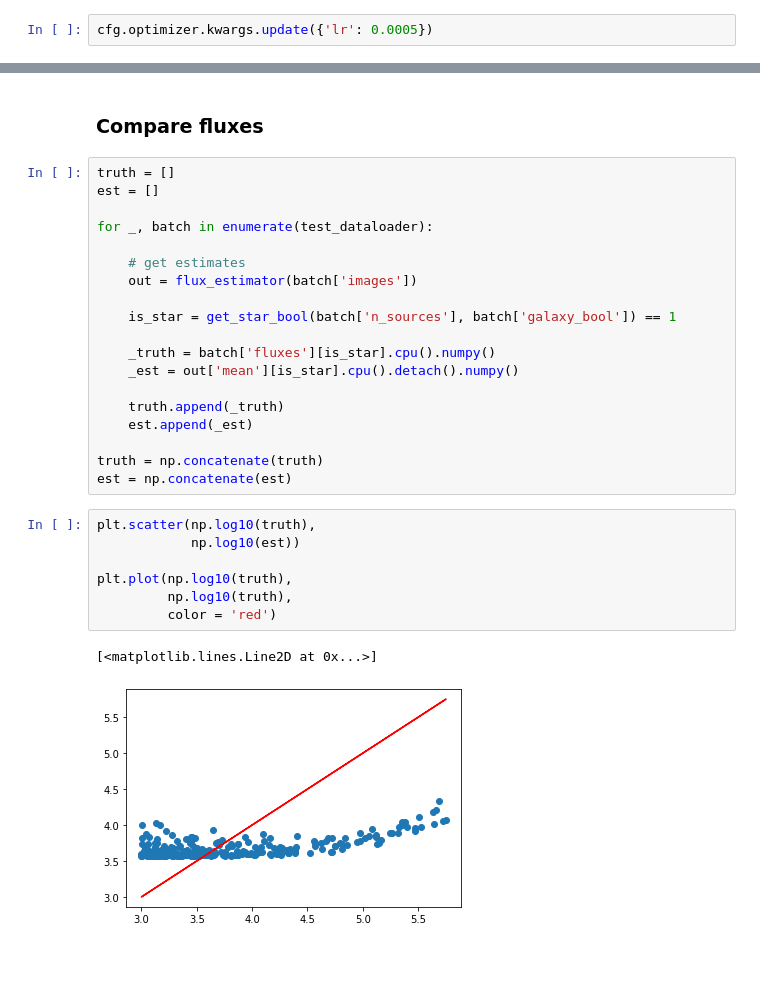
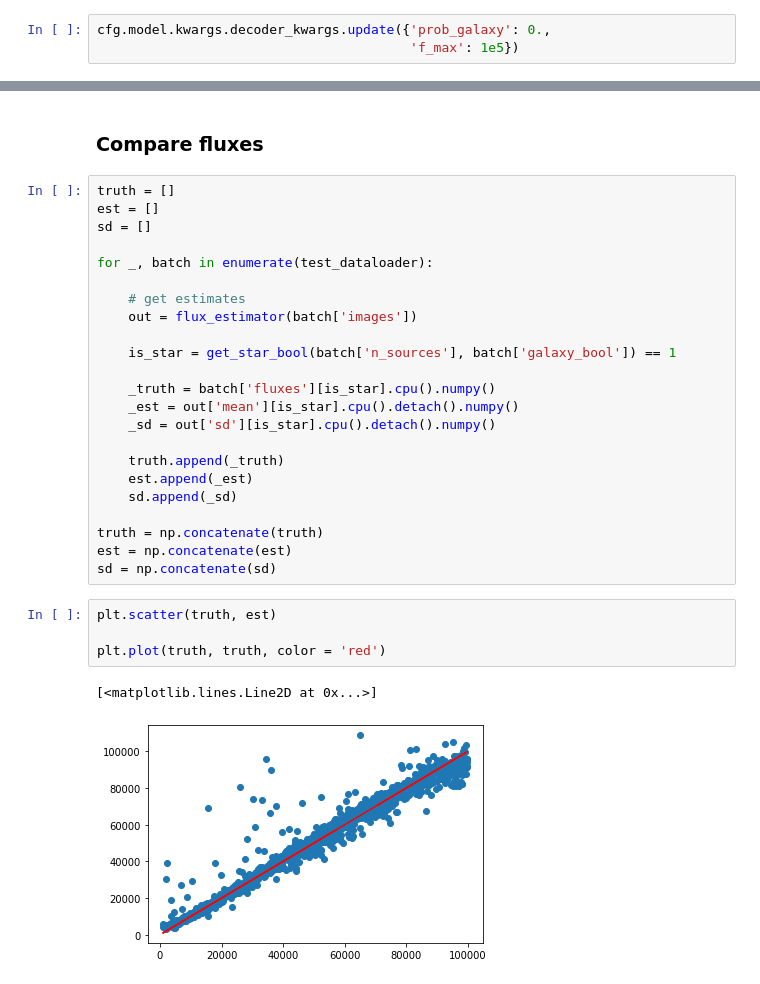
Before and after one commit to yashpatel5400/bliss, a Jupyter notebook: case_studies/flux_module/flux_module_sandbox.ipynb, the cells around one changed output, grey strips where cells are left out. Drawn from its saved outputs; the diff is of its cells as text.

```diff
--- a/case_studies/flux_module/flux_module_sandbox.ipynb
+++ b/case_studies/flux_module/flux_module_sandbox.ipynb
@@ -35,4 +35,5 @@ overrides = [f"{key}={value}" for key, value in overrides.items()]
 with initialize(config_path="../../config"): # possibly change relative path to config folder here.
     cfg = compose("config", overrides=overrides)
 # %%
-cfg.optimizer.kwargs.update({'lr': 0.0005})
+cfg.model.kwargs.decoder_kwargs.update({'prob_galaxy': 0.,
+                                        'f_max': 1e5})
@@ -225,6 +234,7 @@ for indx in range(20):
 # %%
 truth = []
 est = []
+sd = []
 
 for _, batch in enumerate(test_dataloader):
 
@@ -235,19 +245,19 @@ for _, batch in enumerate(test_dataloader):
 
     _truth = batch['fluxes'][is_star].cpu().numpy()
     _est = out['mean'][is_star].cpu().detach().numpy()
+    _sd = out['sd'][is_star].cpu().detach().numpy()
 
     truth.append(_truth)
     est.append(_est)
+    sd.append(_sd)
 
 truth = np.concatenate(truth)
 est = np.concatenate(est)
+sd = np.concatenate(sd)
 # %%
-plt.scatter(np.log10(truth),
-            np.log10(est))
+plt.scatter(truth, est)
 
-plt.plot(np.log10(truth),
-         np.log10(truth),
-         color = 'red')
+plt.plot(truth, truth, color = 'red')
 # %% [output]
 [<matplotlib.lines.Line2D at 0x...>]
-[figure, old version]
+[figure, new version]
```
Also changed, not shown: parts of 8 cells of this notebook, 2 other files.
